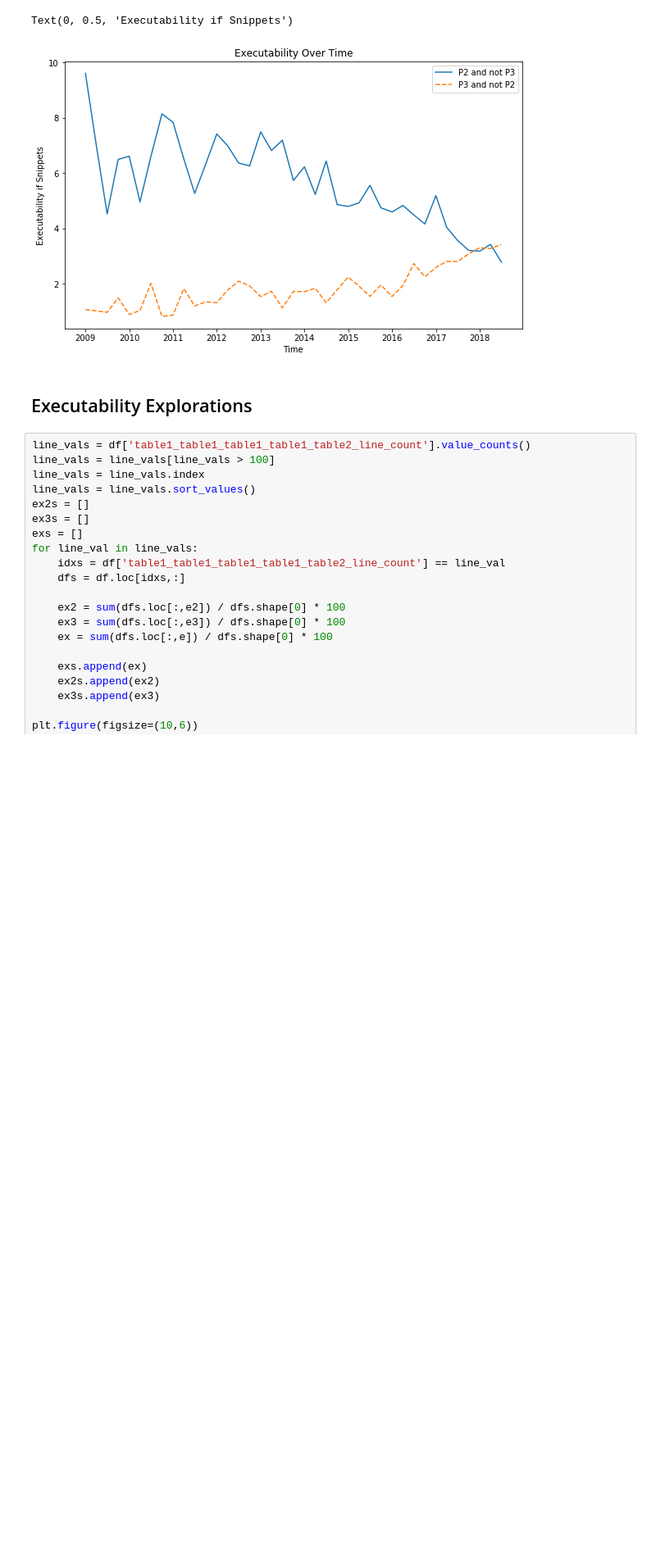
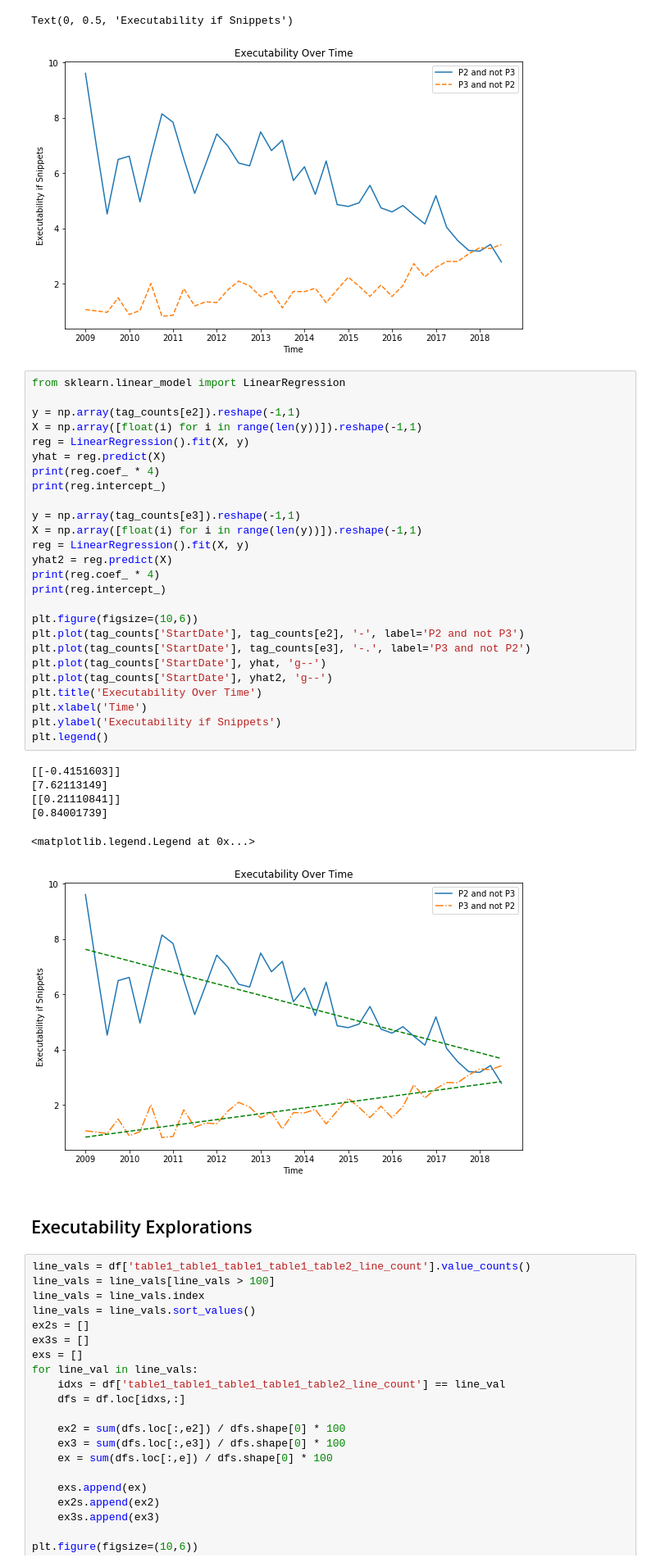
Before and after one commit to nimamahmoudi/msr2019-mining-challenge-webapp, a Jupyter notebook: data/stats2.ipynb, the cells around one changed output. Shown: that part at 82% size. Drawn from its saved outputs; the diff is of its cells as text; blank space fills up the shorter version.

```diff
--- a/data/stats2.ipynb
+++ b/data/stats2.ipynb
@@ -406,6 +469,39 @@ plt.ylabel('Executability if Snippets')
 # %% [output]
 Text(0, 0.5, 'Executability if Snippets')
 [figure]
+# %%
+from sklearn.linear_model import LinearRegression
+
+y = np.array(tag_counts[e2]).reshape(-1,1)
+X = np.array([float(i) for i in range(len(y))]).reshape(-1,1)
+reg = LinearRegression().fit(X, y)
+yhat = reg.predict(X)
+print(reg.coef_ * 4)
+print(reg.intercept_)
+
+y = np.array(tag_counts[e3]).reshape(-1,1)
+X = np.array([float(i) for i in range(len(y))]).reshape(-1,1)
+reg = LinearRegression().fit(X, y)
+yhat2 = reg.predict(X)
+print(reg.coef_ * 4)
+print(reg.intercept_)
+
+plt.figure(figsize=(10,6))
+plt.plot(tag_counts['StartDate'], tag_counts[e2], '-', label='P2 and not P3')
+plt.plot(tag_counts['StartDate'], tag_counts[e3], '-.', label='P3 and not P2')
+plt.plot(tag_counts['StartDate'], yhat, 'g--')
+plt.plot(tag_counts['StartDate'], yhat2, 'g--')
+plt.title('Executability Over Time')
+plt.xlabel('Time')
+plt.ylabel('Executability if Snippets')
+plt.legend()
+# %% [output]
+[[-0.4151603]]
+[7.62113149]
+[[0.21110841]]
+[0.84001739]
+<matplotlib.legend.Legend at 0x...>
+[figure, added]
 # %% [markdown]
 ## Executability Explorations
 # %%
```
Also changed, not shown: parts of 3 cells of this notebook, 1 other file.
